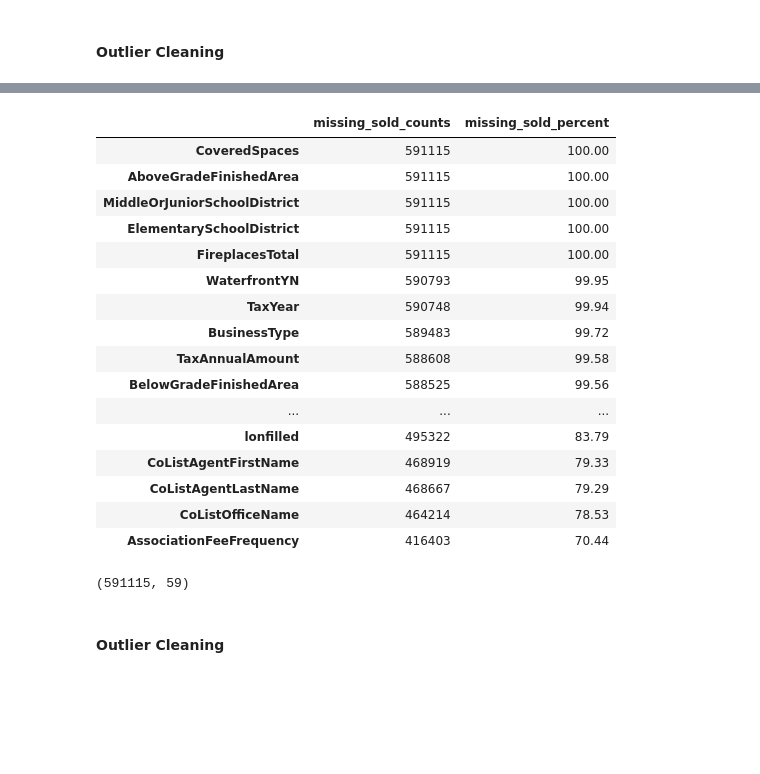
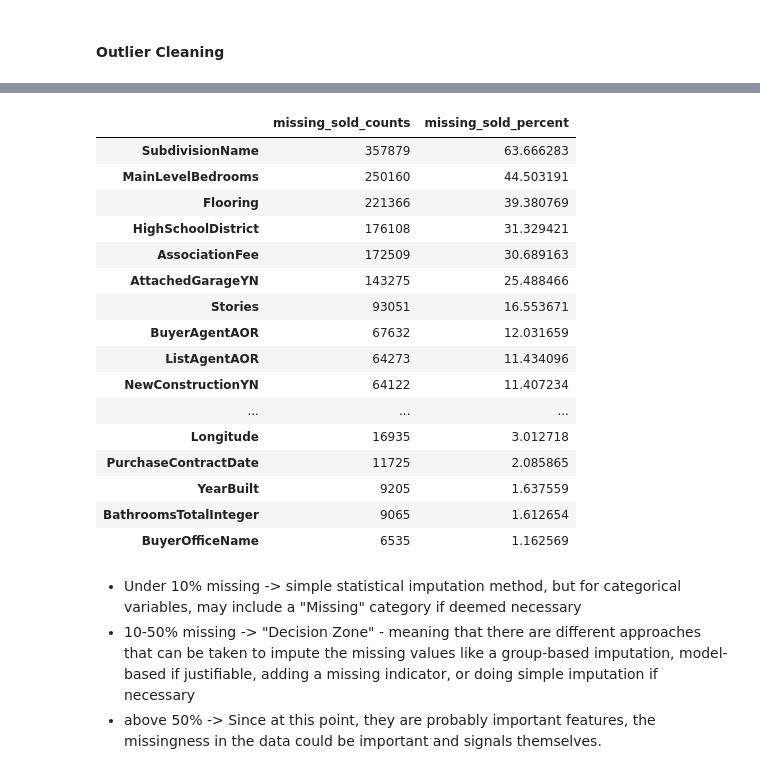
Before and after one commit to mayabernstein/idx-exchange, a Jupyter notebook: data_exploration/03.2_data_cleaning_sold.ipynb, the cells around one changed output, grey strips where cells are left out. Saved outputs shown, nothing was run; the diff lists cells and outputs as text; code cells hidden in the pictures; blank space fills up the shorter version.

```diff
--- a/data_exploration/03.2_data_cleaning_sold.ipynb
+++ b/data_exploration/03.2_data_cleaning_sold.ipynb
@@ -1101,4 +647,4 @@ dtype: int64
 # %%
-missing_sold_counts = df_sold.isnull().sum()
+missing_sold_counts = df_sold_clean.isnull().sum()
 missing_sold_counts
 # %% [output]
@@ -1232,20 +714,0 @@ AssociationFeeFrequency                    416403                 70.44
-# %%
-missing_above_70
-# %% [output]
-|  | missing_sold_counts | missing_sold_percent |
-| CoveredSpaces | 591115 | 100.00 |
-| AboveGradeFinishedArea | 591115 | 100.00 |
-| MiddleOrJuniorSchoolDistrict | 591115 | 100.00 |
-| ElementarySchoolDistrict | 591115 | 100.00 |
-| FireplacesTotal | 591115 | 100.00 |
-| WaterfrontYN | 590793 | 99.95 |
-| TaxYear | 590748 | 99.94 |
-| BusinessType | 589483 | 99.72 |
-| TaxAnnualAmount | 588608 | 99.58 |
-| BelowGradeFinishedArea | 588525 | 99.56 |
-| ... | ... | ... |
-| lonfilled | 495322 | 83.79 |
-| CoListAgentFirstName | 468919 | 79.33 |
-| CoListAgentLastName | 468667 | 79.29 |
-| CoListOfficeName | 464214 | 78.53 |
-| AssociationFeeFrequency | 416403 | 70.44 |
@@ -1261,6 +715,24 @@ df_sold_clean = df_sold.drop(columns=['MiddleOrJuniorSchoolDistrict', 'Elementar
-# %%
-df_sold_clean.shape
-# %% [output]
-(591115, 59)
-# %% [markdown]
-#### **Outlier Cleaning**
+# %%
+missing_sold_summary[missing_sold_summary['missing_sold_percent'] > 0]
+# %% [output]
+|  | missing_sold_counts | missing_sold_percent |
+| SubdivisionName | 357879 | 63.666283 |
+| MainLevelBedrooms | 250160 | 44.503191 |
+| Flooring | 221366 | 39.380769 |
+| HighSchoolDistrict | 176108 | 31.329421 |
+| AssociationFee | 172509 | 30.689163 |
+| AttachedGarageYN | 143275 | 25.488466 |
+| Stories | 93051 | 16.553671 |
+| BuyerAgentAOR | 67632 | 12.031659 |
+| ListAgentAOR | 64273 | 11.434096 |
+| NewConstructionYN | 64122 | 11.407234 |
+| ... | ... | ... |
+| Longitude | 16935 | 3.012718 |
+| PurchaseContractDate | 11725 | 2.085865 |
+| YearBuilt | 9205 | 1.637559 |
+| BathroomsTotalInteger | 9065 | 1.612654 |
+| BuyerOfficeName | 6535 | 1.162569 |
+# %% [markdown]
+- Under 10% missing -> simple statistical imputation method, but for categorical variables, may include a "Missing" category if deemed necessary
+- 10-50% missing -> "Decision Zone" - meaning that there are different approaches that can be taken to impute the missing values like a group-based imputation, model-based if justifiable, adding a missing indicator, or doing simple imputation if necessary
+- above 50% -> Since at this point, they are probably important features, the missingness in the data could be important and signals themselves.
```
Also changed, not shown: parts of 256 cells of this notebook, 3 other files.
